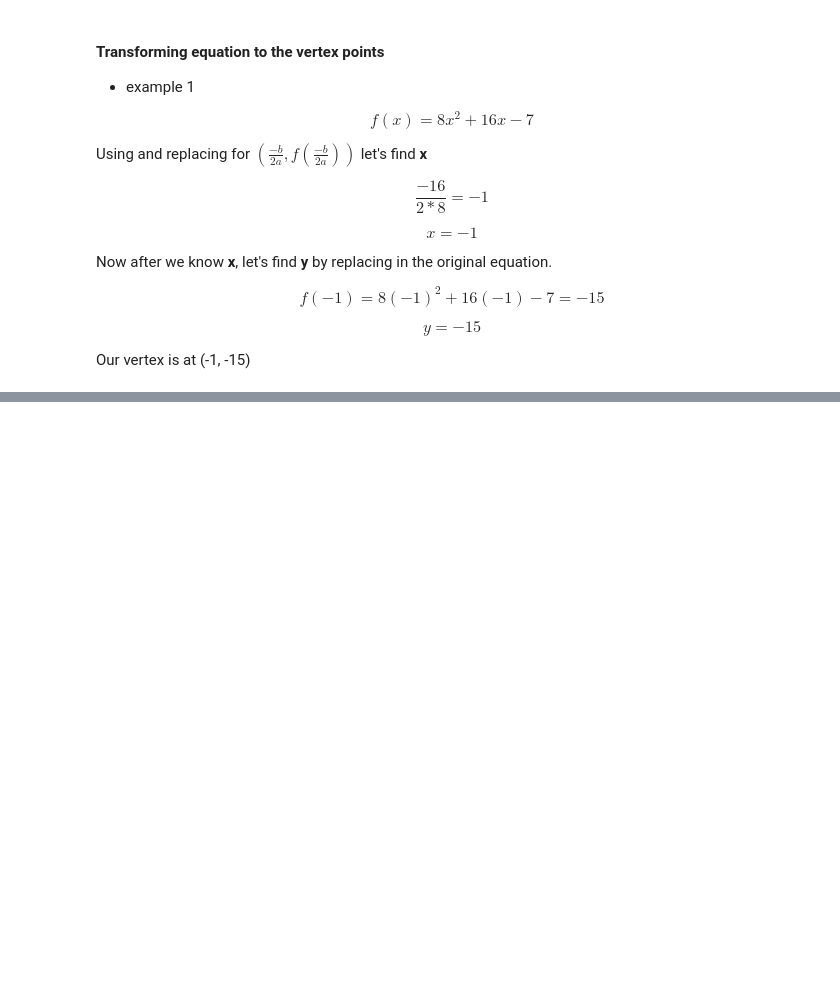
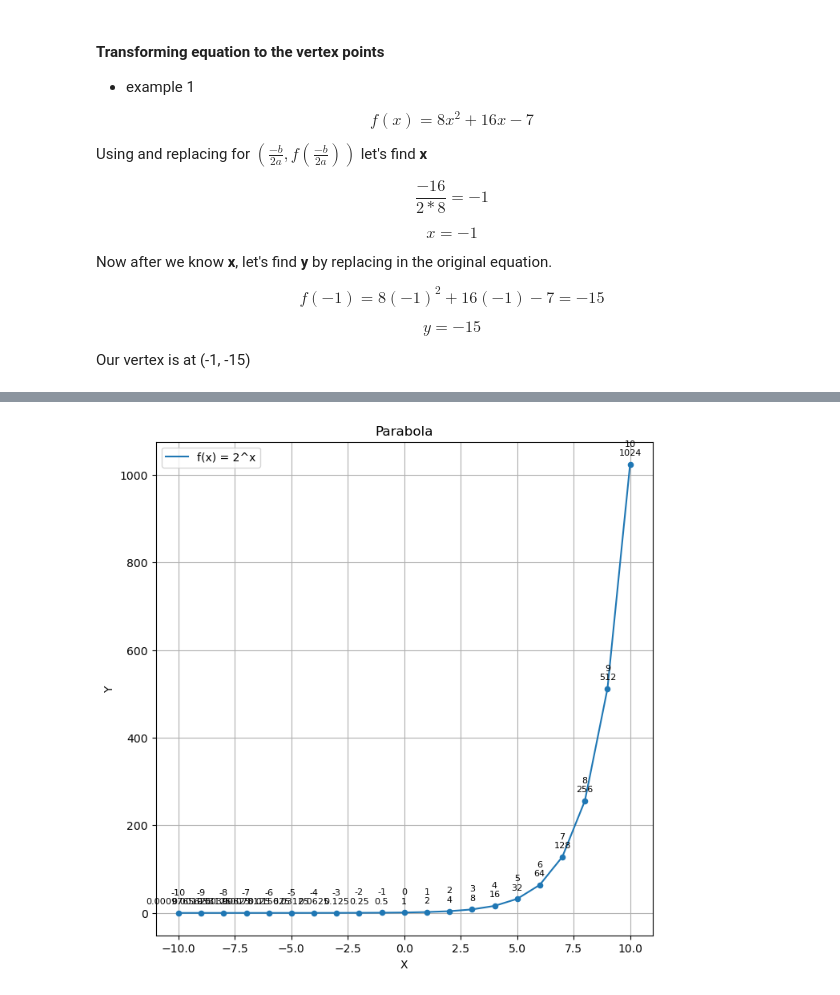
Before and after one commit to BZIvanov/Learning-Algebra, a Jupyter notebook: Algebra2/Algebra2.ipynb, the cells around one changed output, grey strips where cells are left out. Cells and saved outputs as stored; diff of their text form; code cells hidden in the pictures; blank space fills up the shorter version.

```diff
--- a/Algebra2/Algebra2.ipynb
+++ b/Algebra2/Algebra2.ipynb
@@ -1649,0 +1780,7 @@ Our vertex is at (-1, -15)
+# %%
+def f(x):
+    return 2**x
+
+draw_line([{ 'draw_fn': f, 'label': 'f(x) = 2^x' }])
+# %% [output]
+[figure, added]
```
Also changed, not shown: parts of 8 cells of this notebook.
